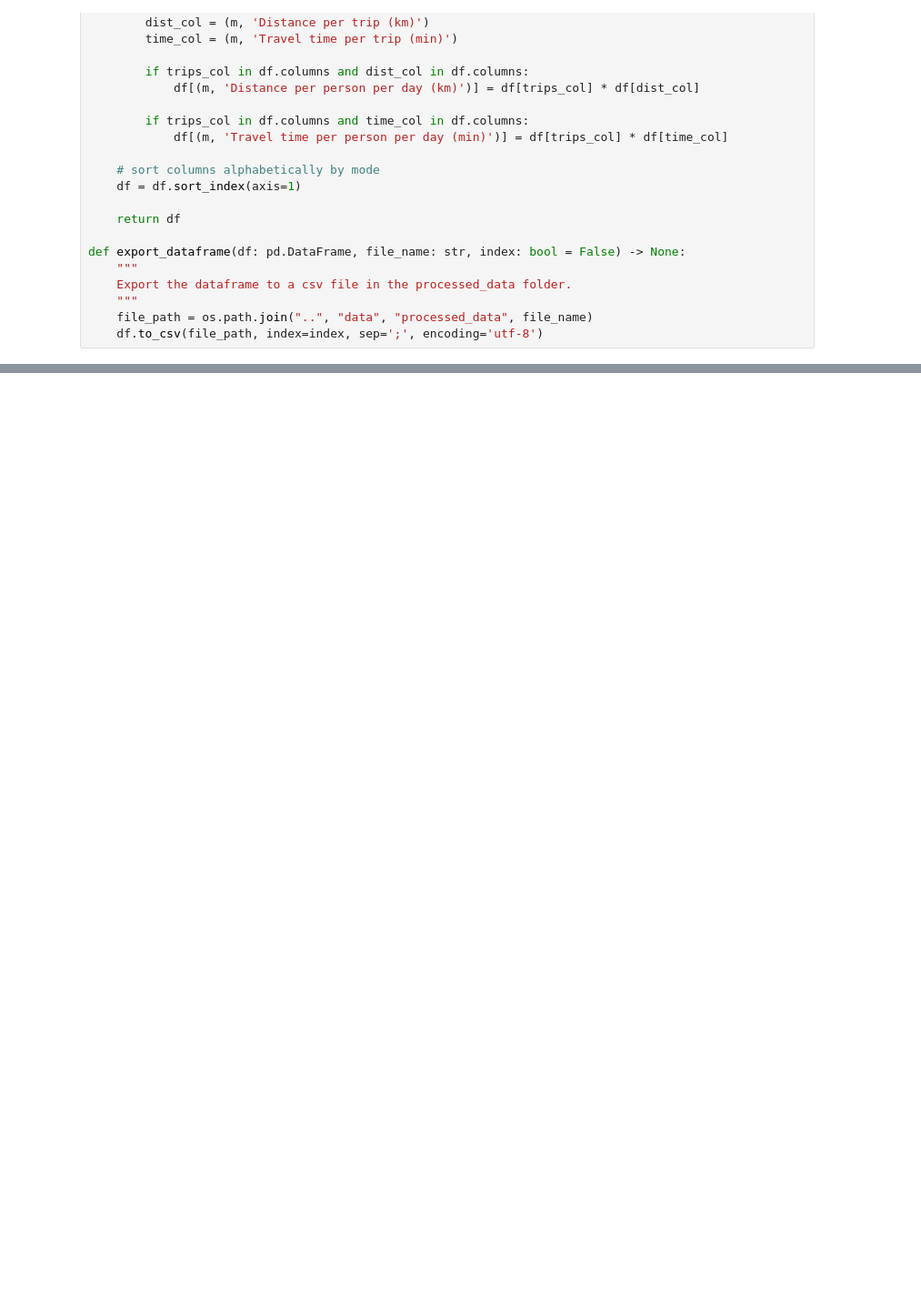
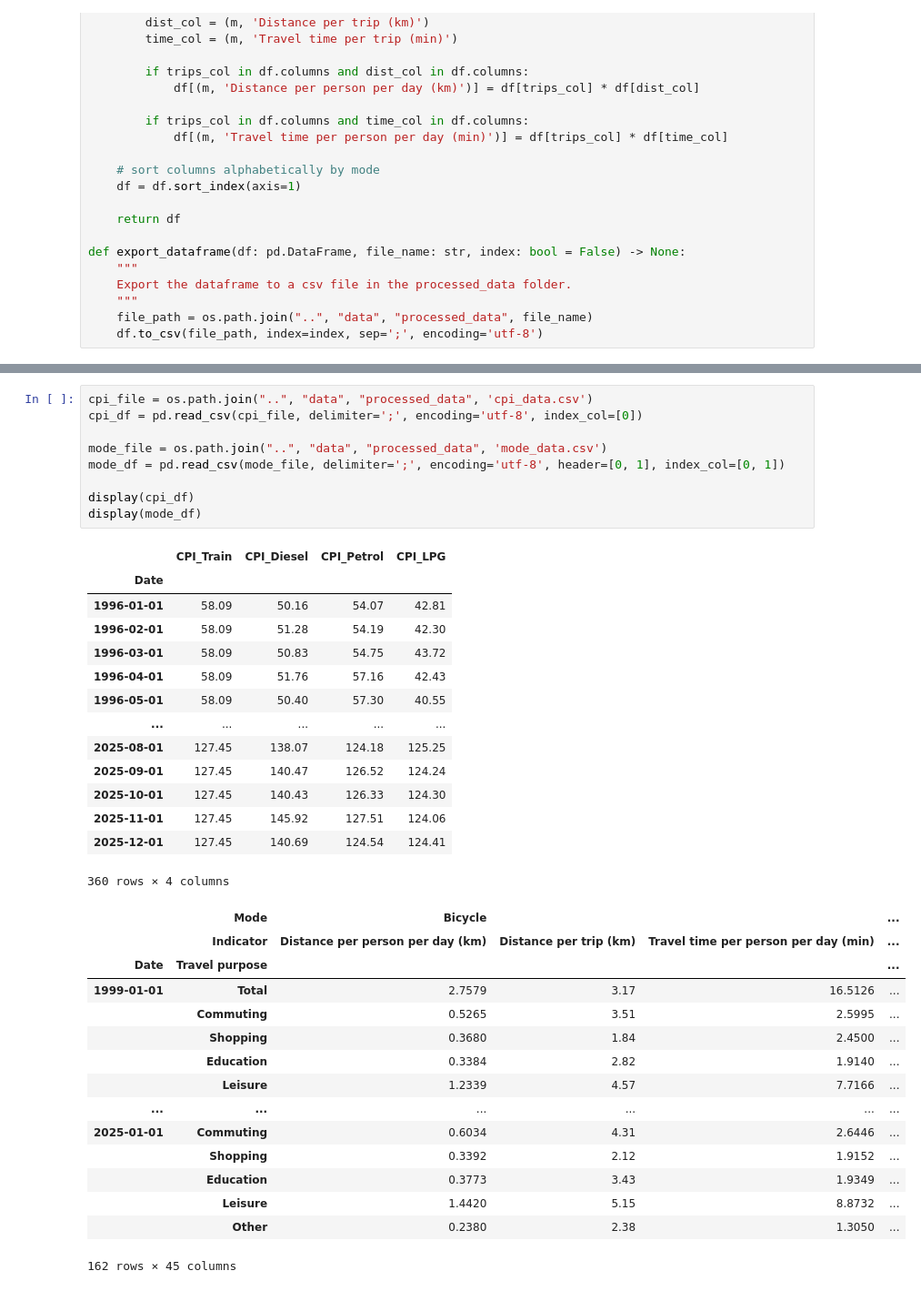
Before and after one commit to gijssix6/TIL6022-Project-Group-1, a Jupyter notebook: code/data_initialization.ipynb, the cells around one changed output, grey strips where cells are left out. Shown at 91% size. Saved outputs shown, nothing was run; the diff lists cells and outputs as text; blank space fills up the shorter version.

```diff
--- a/code/data_initialization.ipynb
+++ b/code/data_initialization.ipynb
@@ -199,0 +201,39 @@ display(import_mode_data(mode_data_file_name))
+# %%
+cpi_file = os.path.join("..", "data", "processed_data", 'cpi_data.csv')
+cpi_df = pd.read_csv(cpi_file, delimiter=';', encoding='utf-8', index_col=[0])
+
+mode_file = os.path.join("..", "data", "processed_data", 'mode_data.csv')
+mode_df = pd.read_csv(mode_file, delimiter=';', encoding='utf-8', header=[0, 1], index_col=[0, 1])
+
+display(cpi_df)
+display(mode_df)
+# %% [output]
+|  | CPI_Train | CPI_Diesel | CPI_Petrol | CPI_LPG |
+| Date |  |  |  |  |
+| 1996-01-01 | 58.09 | 50.16 | 54.07 | 42.81 |
+| 1996-02-01 | 58.09 | 51.28 | 54.19 | 42.30 |
+| 1996-03-01 | 58.09 | 50.83 | 54.75 | 43.72 |
+| 1996-04-01 | 58.09 | 51.76 | 57.16 | 42.43 |
+| 1996-05-01 | 58.09 | 50.40 | 57.30 | 40.55 |
+| ... | ... | ... | ... | ... |
+| 2025-08-01 | 127.45 | 138.07 | 124.18 | 125.25 |
+| 2025-09-01 | 127.45 | 140.47 | 126.52 | 124.24 |
+| 2025-10-01 | 127.45 | 140.43 | 126.33 | 124.30 |
+| 2025-11-01 | 127.45 | 145.92 | 127.51 | 124.06 |
+| 2025-12-01 | 127.45 | 140.69 | 124.54 | 124.41 |
+360 rows × 4 columns
+|  | Mode | Bicycle |  |  | ... |
+|  | Indicator | Distance per person per day (km) | Distance per trip (km) | Travel time per person per day (min) | ... |
+| Date | Travel purpose |  |  |  | ... |
+| 1999-01-01 | Total | 2.7579 | 3.17 | 16.5126 | ... |
+|  | Commuting | 0.5265 | 3.51 | 2.5995 | ... |
+|  | Shopping | 0.3680 | 1.84 | 2.4500 | ... |
+|  | Education | 0.3384 | 2.82 | 1.9140 | ... |
+|  | Leisure | 1.2339 | 4.57 | 7.7166 | ... |
+| ... | ... | ... | ... | ... | ... |
+| 2025-01-01 | Commuting | 0.6034 | 4.31 | 2.6446 | ... |
+|  | Shopping | 0.3392 | 2.12 | 1.9152 | ... |
+|  | Education | 0.3773 | 3.43 | 1.9349 | ... |
+|  | Leisure | 1.4420 | 5.15 | 8.8732 | ... |
+|  | Other | 0.2380 | 2.38 | 1.3050 | ... |
+162 rows × 45 columns
```
Also changed, not shown: parts of 1 cell of this notebook.
